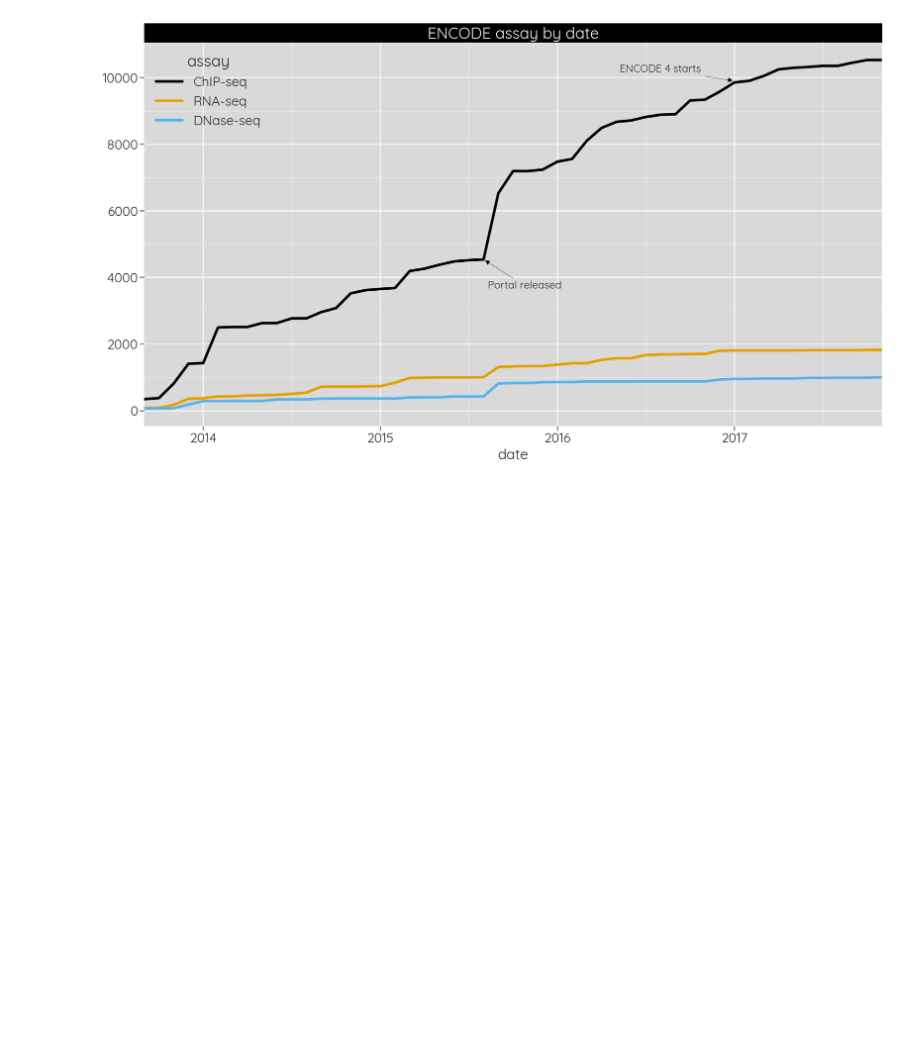
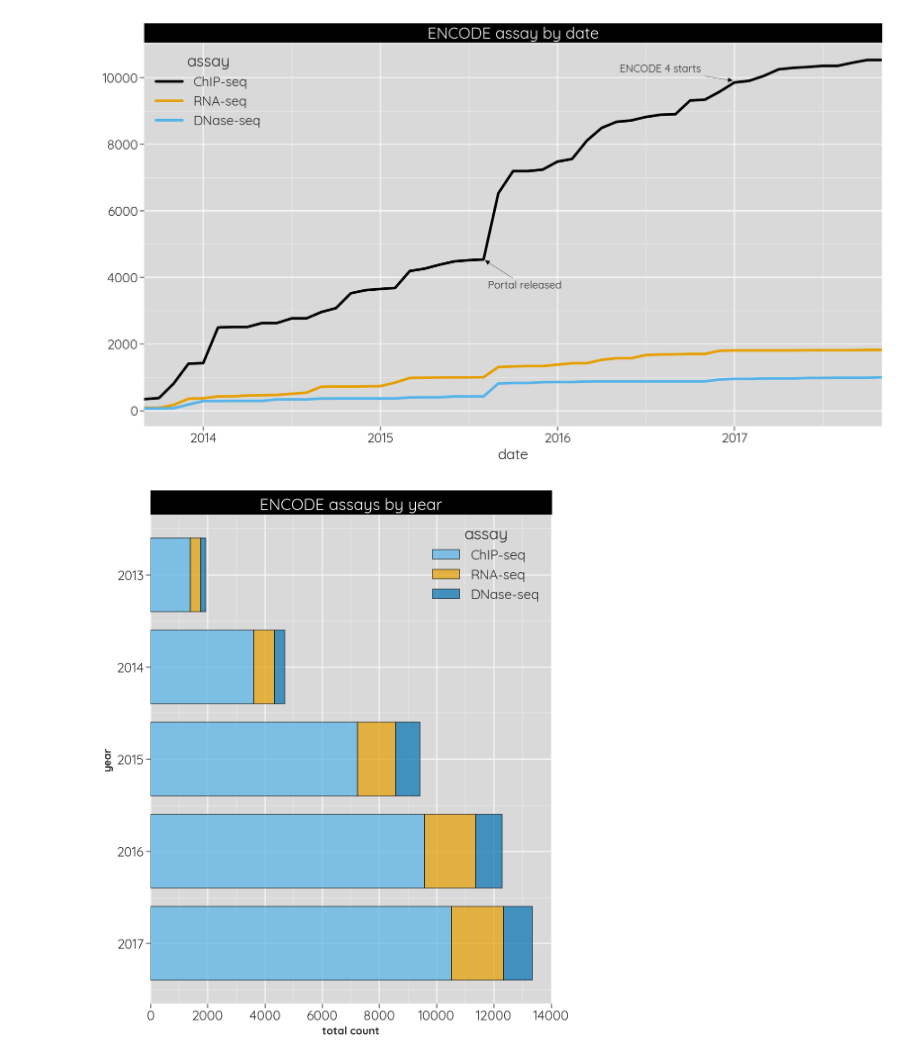
Before and after one commit to ENCODE-DCC/pyencoded-tools, a Jupyter notebook: assay_viz.ipynb, the cells around one changed output. Drawn from its saved outputs; the diff is of its cells as text; code cells hidden in the pictures; blank space fills up the shorter version.

Commit message:
Add bar chart

```diff
--- a/assay_viz.ipynb
+++ b/assay_viz.ipynb
@@ -138,3 +138,55 @@ def rstyle(ax):
         lg = ax.legend_
         lg.get_frame().set_linewidth(0)
         lg.get_frame().set_alpha(0.5)
+# %%
+sns.set(font='Quicksand')
+df = (data.groupby(['assay', 'date'])
+                .count()
+                .unstack('assay')['uuid'][top_three]
+                .resample('A').sum()
+                .cumsum()
+                .fillna(method='ffill')
+                .sort_index(ascending=False))
+y_labels = [x.strftime('%Y') for x in df.index]
+with sns.plotting_context("notebook", font_scale=1.5):
+    fig, ax = plt.subplots(figsize=(8, 10))
+    (
+        df.plot(
+            color=["#56B4E9", "#E69F00", "#0072B2",
+                   "#D55E00", "#F0E442" ],
+            alpha=0.7,
+            ax=ax,
+            linewidth=0.8,
+            edgecolor='black',
+            width=0.8,
+            kind='barh',
+            stacked=True
+        )
+    )
+    fig.patches.append(
+        patches.Rectangle(
+            (0, 1),
+            1,
+            0.05,
+            color='black',#'#CCCCCC',
+            transform=ax.transAxes,
+            zorder=-1
+        )
+    )
+    ax.text(
+        0.5,
+        1.0035,
+        'ENCODE assays by year',
+        ha='center',
+        va='bottom',
+        color='white',
+        transform=ax.transAxes,
+        family='Quicksand',
+        size=18
+    )
+    ax.set_yticklabels(y_labels)
+    ax.set_ylabel('year', weight='bold', size=12, family='Quicksand')
+    ax.set_xlabel('total count', weight='bold', size=12, family='Quicksand')
+    rstyle(ax)
+# %% [output]
+[figure, added]
```
